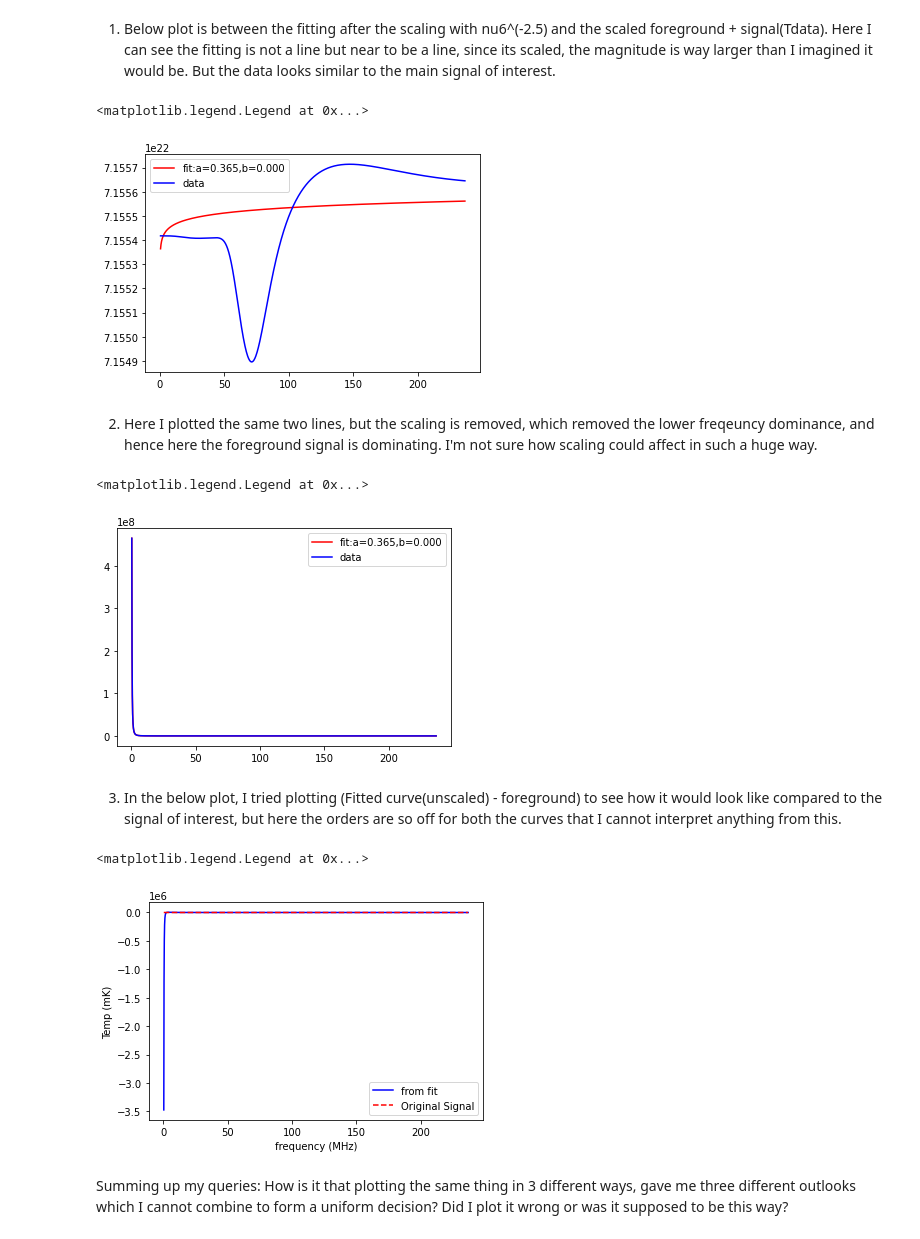
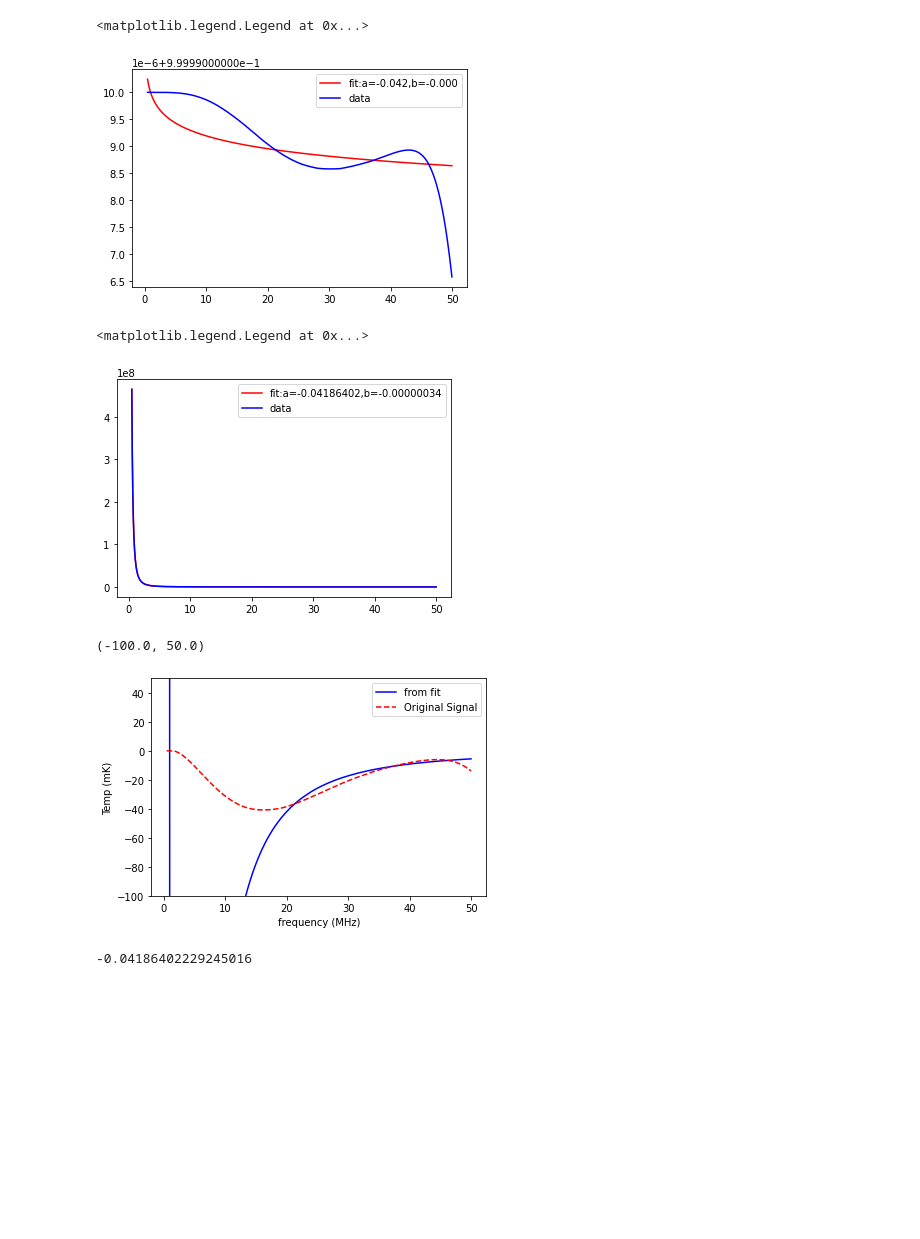
Before and after one commit to kssumanth27/Notebooks---signal, a Jupyter notebook: Power Law.ipynb, the cells around one changed output. Saved outputs shown, nothing was run; the diff lists cells and outputs as text; code cells hidden in the pictures; blank space fills up the shorter version.

```diff
--- a/Power Law.ipynb
+++ b/Power Law.ipynb
@@ -8,12 +8,19 @@ lst = data.files
 for item in lst:
     print(item)
     print(data[item])
+
 nu = data['nu']
-nu6 = data['nu']*1E6    #nu6 is in units of Hz, used for easy calculation
+nu_50 = nu[nu<50]
+nu6 = nu_50*1E6
+
 Tsig = data['Tsig']
-Tsig3 = data['Tsig']*1E3    # Tsig3 is in units of mK.
-plt.plot(nu,Tsig3)
-#print(Tsig3)
+Tsig_50 = Tsig[nu<50]
+Tsig3 = Tsig_50*1E3
+
+plt.plot(nu_50,Tsig3)
+length = len(nu_50)
+print(nu_50)
+print(Tsig_50)
 # %% [output]
 nu
 [  0.47317561   0.47364167   0.47410864 ... 236.37079595 236.50620759
@@ -28,11 +38,11 @@ nu0 = 20E6 #hz
 def func(x,a,b):
     return (40000+a)*(x/nu0)**(-2.5+b)             #without pre weighting with nu^(-2.5)
 def func2(x,a,b):
-    return ((40000+a)*(x/nu0)**(-2.5+b))/x**(-2.5)    #with pre weighting with nu^(-2.5)
+    return ((40000+a)*(x/nu0)**(-2.5+b))/((40000)*(x/nu0)**(-2.5))    #with pre weighting with nu^(-2.5)
 # %%
 T2 = func(nu6,0,0)                                 #T2 is the foreground from trivial power law
-Tdata = (T2 + Tsig)/nu6**(-2.5)                    # Tdata is foreground + signal, and scaled by nu6^(-2.5)
+Tdata = (T2 + Tsig_50)/((40000)*(nu6/nu0)**(-2.5))                   # Tdata is foreground + signal, and scaled by nu6^(-2.5)
 #print(Tdata)
-plt.plot(nu,Tdata,'b-',label = 'data')
+plt.plot(nu_50,Tdata,'b-',label = 'data')
 # %% [output]
 [<matplotlib.lines.Line2D at 0x...>]
@@ -47,33 +55,31 @@ array([3.65195178e-01, 4.43617068e-06])
-# %% [markdown]
-1. Below plot is between the fitting after the scaling with nu6^(-2.5) and the scaled foreground + signal(Tdata). Here I can see the fitting is not a line but near to be a line, since its scaled, the magnitude is way larger than I imagined it would be. But the data looks similar to the main signal of interest.
 # %%
-plt.plot(nu,func2(nu6,*popt),'r-',label = 'fit:a=%5.3f,b=%5.3f' %tuple(popt))
-plt.plot(nu,Tdata,'b-',label = 'data')
-plt.legend()
+plt.plot(nu_50,func2(nu6,*popt),'r-',label = 'fit:a=%5.3f,b=%5.3f' %tuple(popt))
+plt.plot(nu_50,Tdata,'b-',label = 'data')
+plt.legend() #with weighting (foreground+signal)
 # %% [output]
 <matplotlib.legend.Legend at 0x...>
-[figure, old version]
+[figure, new version]
-# %% [markdown]
-2. Here I plotted the same two lines, but the scaling is removed, which removed the lower freqeuncy dominance, and hence here the foreground signal is dominating. I'm not sure how scaling could affect in such a huge way.
 # %%
-plt.plot(nu,func2(nu6,*popt)*nu6**(-2.5),'r-',label = 'fit:a=%5.3f,b=%5.3f' %tuple(popt))
-plt.plot(nu,Tdata*nu6**(-2.5),'b-',label = 'data')
-plt.legend()
+plt.plot(nu_50,func2(nu6,*popt)*((40000)*(nu6/nu0)**(-2.5)),'r-',label = 'fit:a=%10.8f,b=%10.8f' %tuple(popt))
+plt.plot(nu_50,Tdata*((40000)*(nu6/nu0)**(-2.5)),'b-',label = 'data')
+plt.legend()  #without weighting (foreground + signal)
 # %% [output]
 <matplotlib.legend.Legend at 0x...>
-[figure, old version]
+[figure, new version]
-# %% [markdown]
-3. In the below plot, I tried plotting (Fitted curve(unscaled) - foreground) to see how it would look like compared to the signal of interest, but here the orders are so off for both the curves that I cannot interpret anything from this.
 # %%
-fit = func2(nu6,*popt)*nu6**(-2.5)
+fit = func2(nu6,*popt)*((40000)*(nu6/nu0)**(-2.5))
 Tsig_fit = (fit - T2)*1e3
-plt.plot(nu,Tsig_fit,'b-',label='from fit')
-plt.plot(nu,Tsig3,'r--',label = 'Original Signal')
+plt.plot(nu_50,Tsig_fit,'b-',label='from fit')
+plt.plot(nu_50,Tsig3,'r--',label = 'Original Signal')
 plt.xlabel("frequency (MHz)")
 plt.ylabel("Temp (mK)")
 plt.legend()
+plt.ylim(-100,50)  #original signal vs signal from fitting
 # %% [output]
-<matplotlib.legend.Legend at 0x...>
+(-100.0, 50.0)
-[figure, old version]
+[figure, new version]
-# %% [markdown]
-Summing up my queries: How is it that plotting the same thing in 3 different ways, gave me three different outlooks which I cannot combine to form a uniform decision? Did I plot it wrong or was it supposed to be this way?
+# %%
+a = popt[0]
+print(a)
+# %% [output]
+-0.04186402229245016
```
Also changed, not shown: parts of 8 cells of this notebook.
